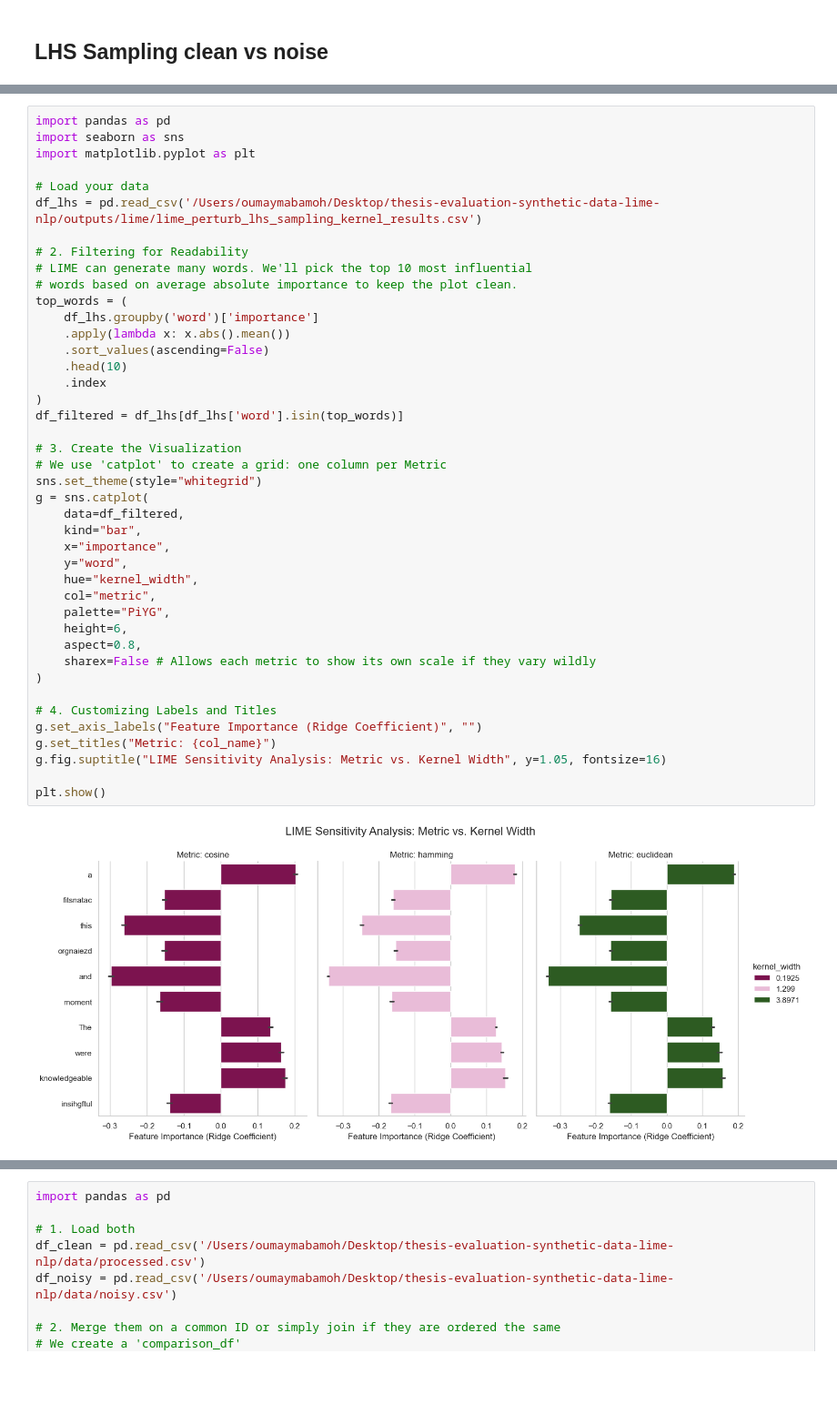
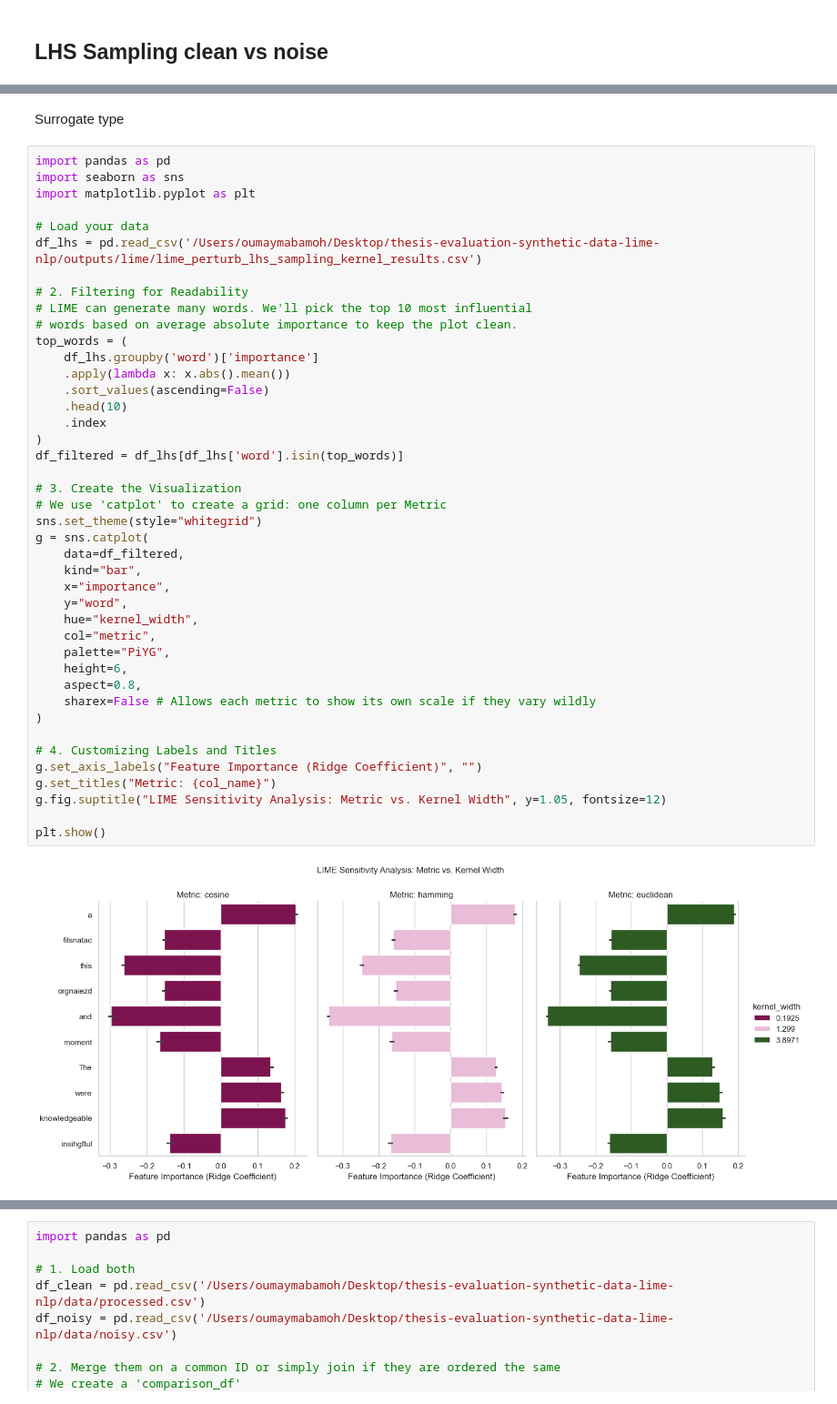
Before and after one commit to Oumaymabamoh/thesis-eval-synthetic-data-lime-nlp, a Jupyter notebook: results/LIME_evaluation.ipynb, the cells around one changed output, grey strips where cells are left out. Shown at 91% size. Saved outputs shown, nothing was run; the diff lists cells and outputs as text; blank space fills up the shorter version.

```diff
--- a/results/LIME_evaluation.ipynb
+++ b/results/LIME_evaluation.ipynb
@@ -300,3 +295,5 @@ plt.show()
+# %% [markdown]
+Surrogate type
 # %%
 import pandas as pd
 import seaborn as sns
@@ -312,35 +309,35 @@ top_words = (
     df_lhs.groupby('word')['importance']
     .apply(lambda x: x.abs().mean())
     .sort_values(ascending=False)
     .head(10)
     .index
 )
 df_filtered = df_lhs[df_lhs['word'].isin(top_words)]
 
 # 3. Create the Visualization
 # We use 'catplot' to create a grid: one column per Metric
 sns.set_theme(style="whitegrid")
 g = sns.catplot(
     data=df_filtered,
     kind="bar",
     x="importance",
     y="word",
     hue="kernel_width",
     col="metric",
     palette="PiYG",
     height=6,
     aspect=0.8,
     sharex=False # Allows each metric to show its own scale if they vary wildly
 )
 
 # 4. Customizing Labels and Titles
 g.set_axis_labels("Feature Importance (Ridge Coefficient)", "")
 g.set_titles("Metric: {col_name}")
-g.fig.suptitle("LIME Sensitivity Analysis: Metric vs. Kernel Width", y=1.05, fontsize=16)
+g.fig.suptitle("LIME Sensitivity Analysis: Metric vs. Kernel Width", y=1.05, fontsize=12)
 
 plt.show()
 # %% [output]
-[figure, old version]
+[figure, new version]
 # %%
 import pandas as pd
 import seaborn as sns
```
Also changed, not shown: parts of 10 cells of this notebook, 2 other files.
